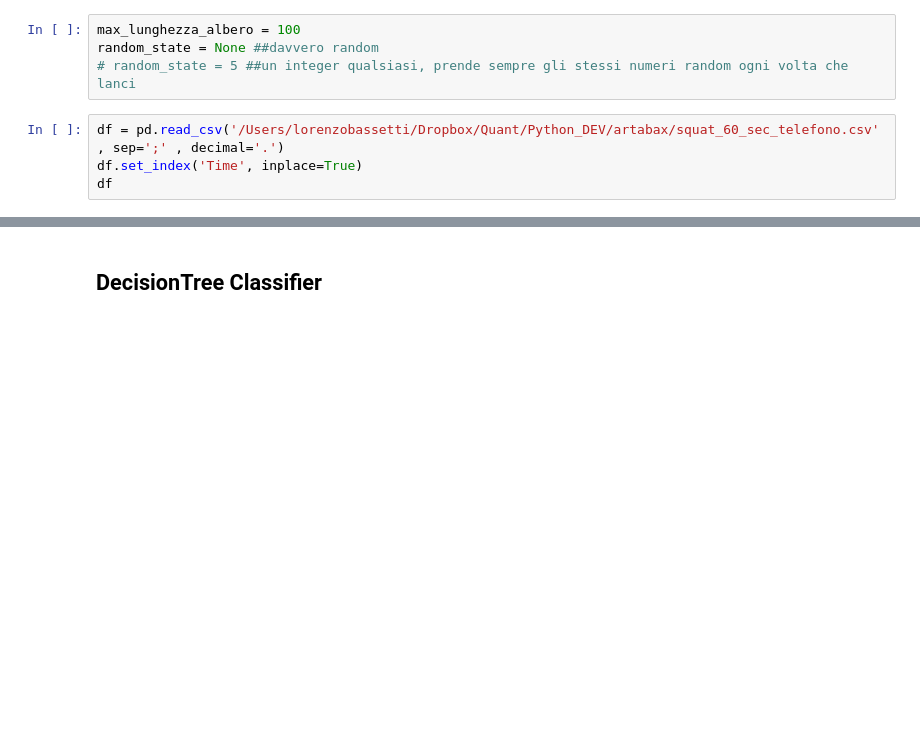
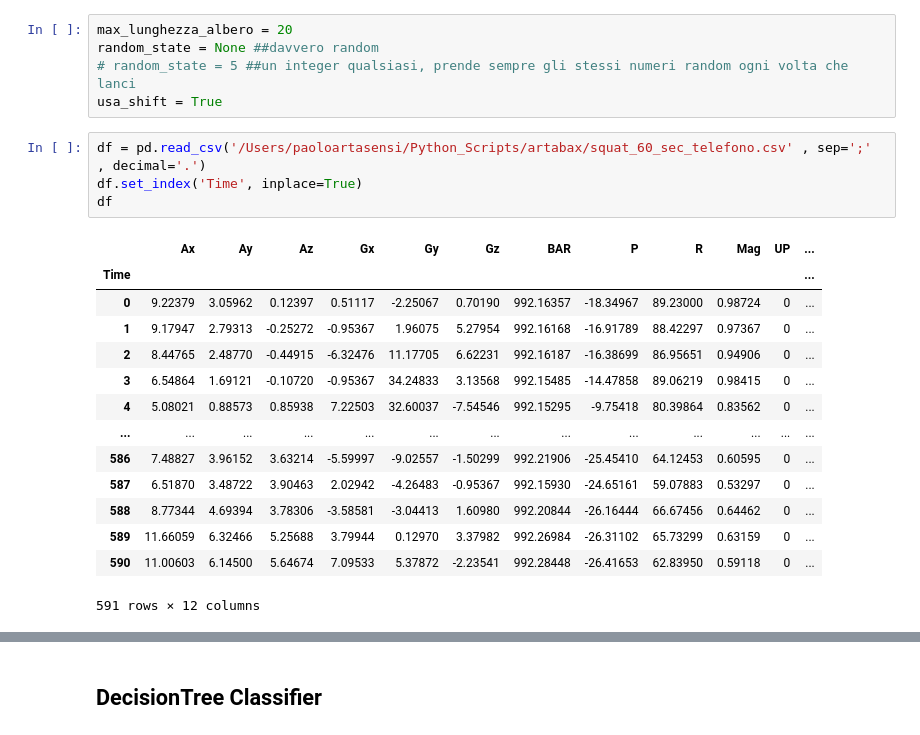
Before and after one commit to paoloartasensi/wow, a Jupyter notebook: squat_analysis.ipynb, the cells around one changed output, grey strips where cells are left out. Drawn from its saved outputs; the diff is of its cells as text; blank space fills up the shorter version.

```diff
--- a/squat_analysis.ipynb
+++ b/squat_analysis.ipynb
@@ -22,8 +20,24 @@ ModuleNotFoundError: No module named 'numpy'
 # %%
-max_lunghezza_albero = 100
+max_lunghezza_albero = 20
 random_state = None ##davvero random
 # random_state = 5 ##un integer qualsiasi, prende sempre gli stessi numeri random ogni volta che lanci
+usa_shift = True
 # %%
-df = pd.read_csv('/Users/lorenzobassetti/Dropbox/Quant/Python_DEV/artabax/squat_60_sec_telefono.csv' , sep=';' , decimal='.')
+df = pd.read_csv('/Users/paoloartasensi/Python_Scripts/artabax/squat_60_sec_telefono.csv' , sep=';' , decimal='.')
 df.set_index('Time', inplace=True)
 df
+# %% [output]
+|  | Ax | Ay | Az | Gx | Gy | Gz | BAR | P | R | Mag | UP | ... |
+| Time |  |  |  |  |  |  |  |  |  |  |  | ... |
+| 0 | 9.22379 | 3.05962 | 0.12397 | 0.51117 | -2.25067 | 0.70190 | 992.16357 | -18.34967 | 89.23000 | 0.98724 | 0 | ... |
+| 1 | 9.17947 | 2.79313 | -0.25272 | -0.95367 | 1.96075 | 5.27954 | 992.16168 | -16.91789 | 88.42297 | 0.97367 | 0 | ... |
+| 2 | 8.44765 | 2.48770 | -0.44915 | -6.32476 | 11.17705 | 6.62231 | 992.16187 | -16.38699 | 86.95651 | 0.94906 | 0 | ... |
+| 3 | 6.54864 | 1.69121 | -0.10720 | -0.95367 | 34.24833 | 3.13568 | 992.15485 | -14.47858 | 89.06219 | 0.98415 | 0 | ... |
+| 4 | 5.08021 | 0.88573 | 0.85938 | 7.22503 | 32.60037 | -7.54546 | 992.15295 | -9.75418 | 80.39864 | 0.83562 | 0 | ... |
+| ... | ... | ... | ... | ... | ... | ... | ... | ... | ... | ... | ... | ... |
+| 586 | 7.48827 | 3.96152 | 3.63214 | -5.59997 | -9.02557 | -1.50299 | 992.21906 | -25.45410 | 64.12453 | 0.60595 | 0 | ... |
+| 587 | 6.51870 | 3.48722 | 3.90463 | 2.02942 | -4.26483 | -0.95367 | 992.15930 | -24.65161 | 59.07883 | 0.53297 | 0 | ... |
+| 588 | 8.77344 | 4.69394 | 3.78306 | -3.58581 | -3.04413 | 1.60980 | 992.20844 | -26.16444 | 66.67456 | 0.64462 | 0 | ... |
+| 589 | 11.66059 | 6.32466 | 5.25688 | 3.79944 | 0.12970 | 3.37982 | 992.26984 | -26.31102 | 65.73299 | 0.63159 | 0 | ... |
+| 590 | 11.00603 | 6.14500 | 5.64674 | 7.09533 | 5.37872 | -2.23541 | 992.28448 | -26.41653 | 62.83950 | 0.59118 | 0 | ... |
+591 rows × 12 columns
```
Also changed, not shown: parts of 12 cells of this notebook.
